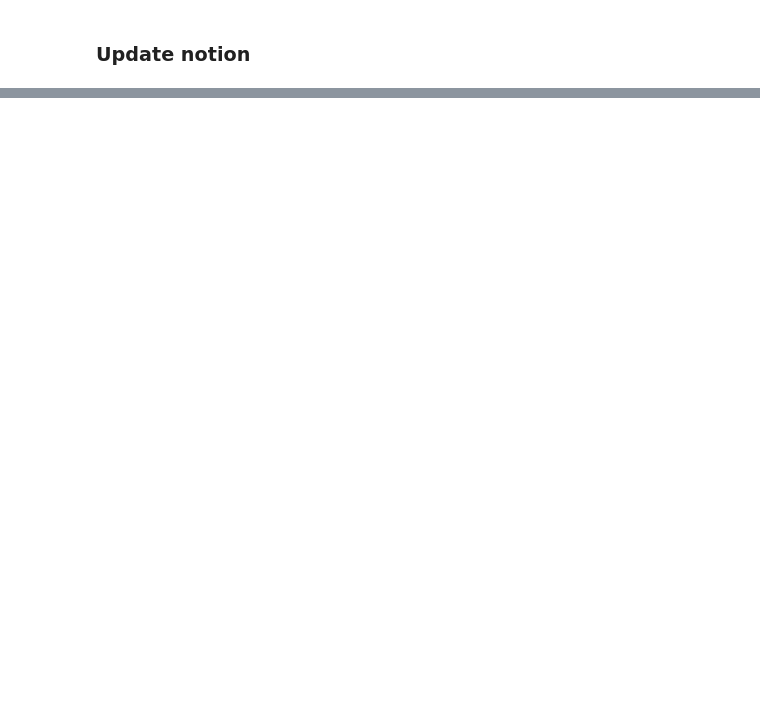
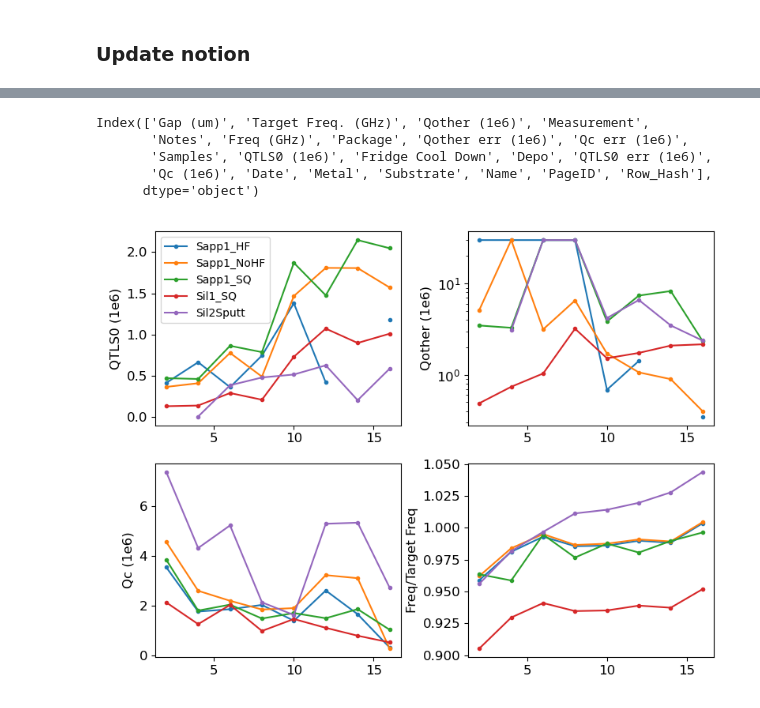
Before and after one commit to eesh-gupta/scresonators, a Jupyter notebook: fit_resonator/notion.ipynb, the cells around one changed output, grey strips where cells are left out. Drawn from its saved outputs; the diff is of its cells as text; code cells hidden in the pictures; blank space fills up the shorter version.

Commit message:
minor fixes to plotting

```diff
--- a/fit_resonator/notion.ipynb
+++ b/fit_resonator/notion.ipynb
@@ -187,0 +311,32 @@ n2p.update_notion_DB_from_dataframe(lnk, combined_df)
+# %%
+notion_df = n2p.from_notion_DB_to_dataframe(lnk)
+# %%
+import matplotlib.pyplot as plt
+fig, ax = plt.subplots(2,2, figsize=(8,6))
+
+print(notion_df.columns)
+
+ax=ax.flatten()
+
+grouped = notion_df.groupby('Name')
+%matplotlib widget
+for i, (name, group) in enumerate(grouped):
+    ax[0].plot(group['Gap (um)'], group['QTLS0 (1e6)'], '.-',label=name)
+    ax[1].semilogy(group['Gap (um)'], group['Qother (1e6)'], '.-',label=name)
+    ax[2].plot(group['Gap (um)'], group['Qc (1e6)'], '.-',label=name)
+    ax[3].plot(group['Gap (um)'], group['Freq (GHz)']/group['Target Freq. (GHz)'], '.-',label=name)
+
+ax[0].set_ylabel('QTLS0 (1e6)')
+ax[1].set_ylabel('Qother (1e6)')
+ax[2].set_ylabel('Qc (1e6)')
+ax[3].set_ylabel('Freq/Target Freq')
+
+ax[0].legend(fontsize=10)
+fig.tight_layout()
+# %% [output]
+Index(['Gap (um)', 'Target Freq. (GHz)', 'Qother (1e6)', 'Measurement',
+       'Notes', 'Freq (GHz)', 'Package', 'Qother err (1e6)', 'Qc err (1e6)',
+       'Samples', 'QTLS0 (1e6)', 'Fridge Cool Down', 'Depo', 'QTLS0 err (1e6)',
+       'Qc (1e6)', 'Date', 'Metal', 'Substrate', 'Name', 'PageID', 'Row_Hash'],
+      dtype='object')
+[figure, added]
```
Also changed, not shown: parts of 16 cells of this notebook, 6 other files.
